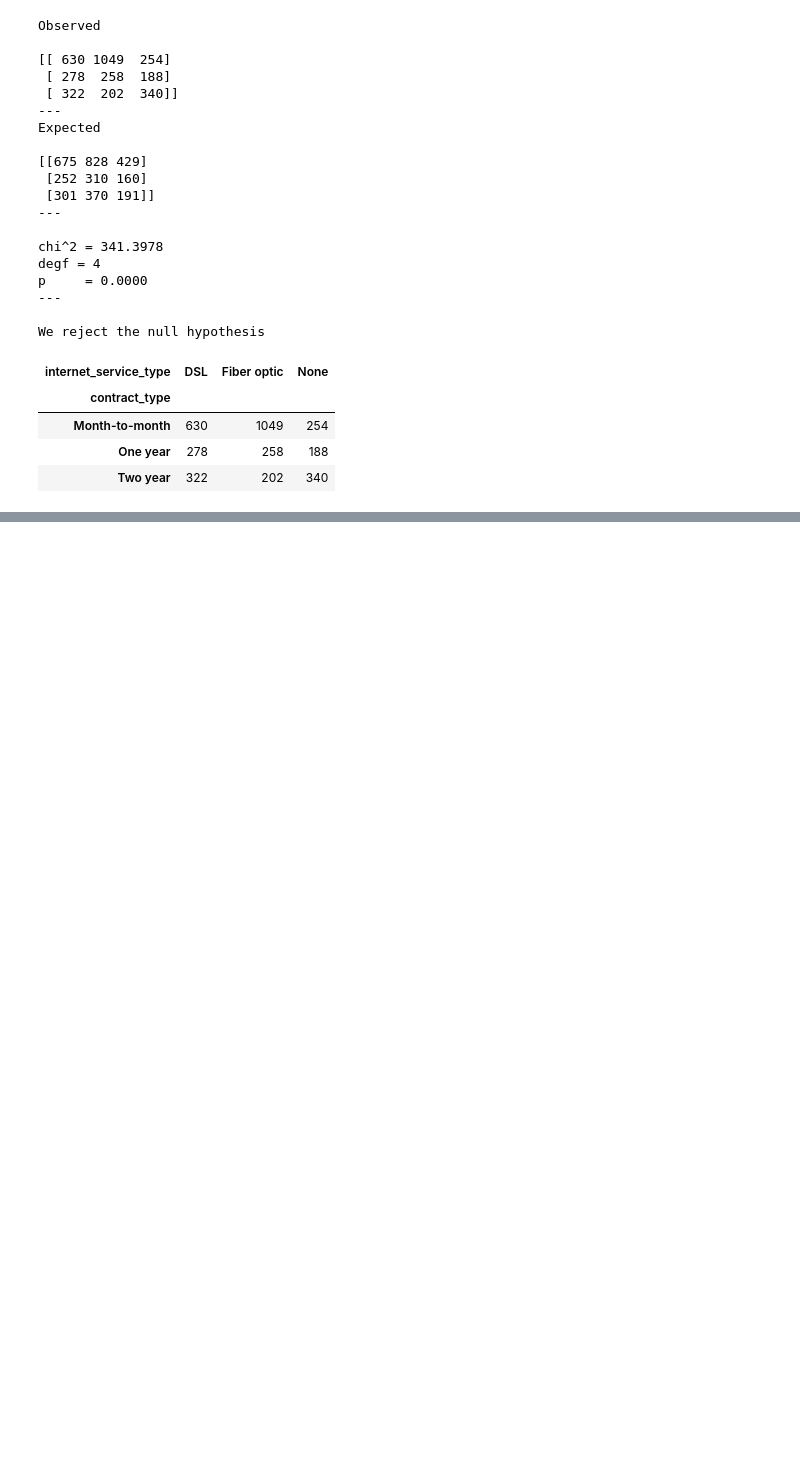
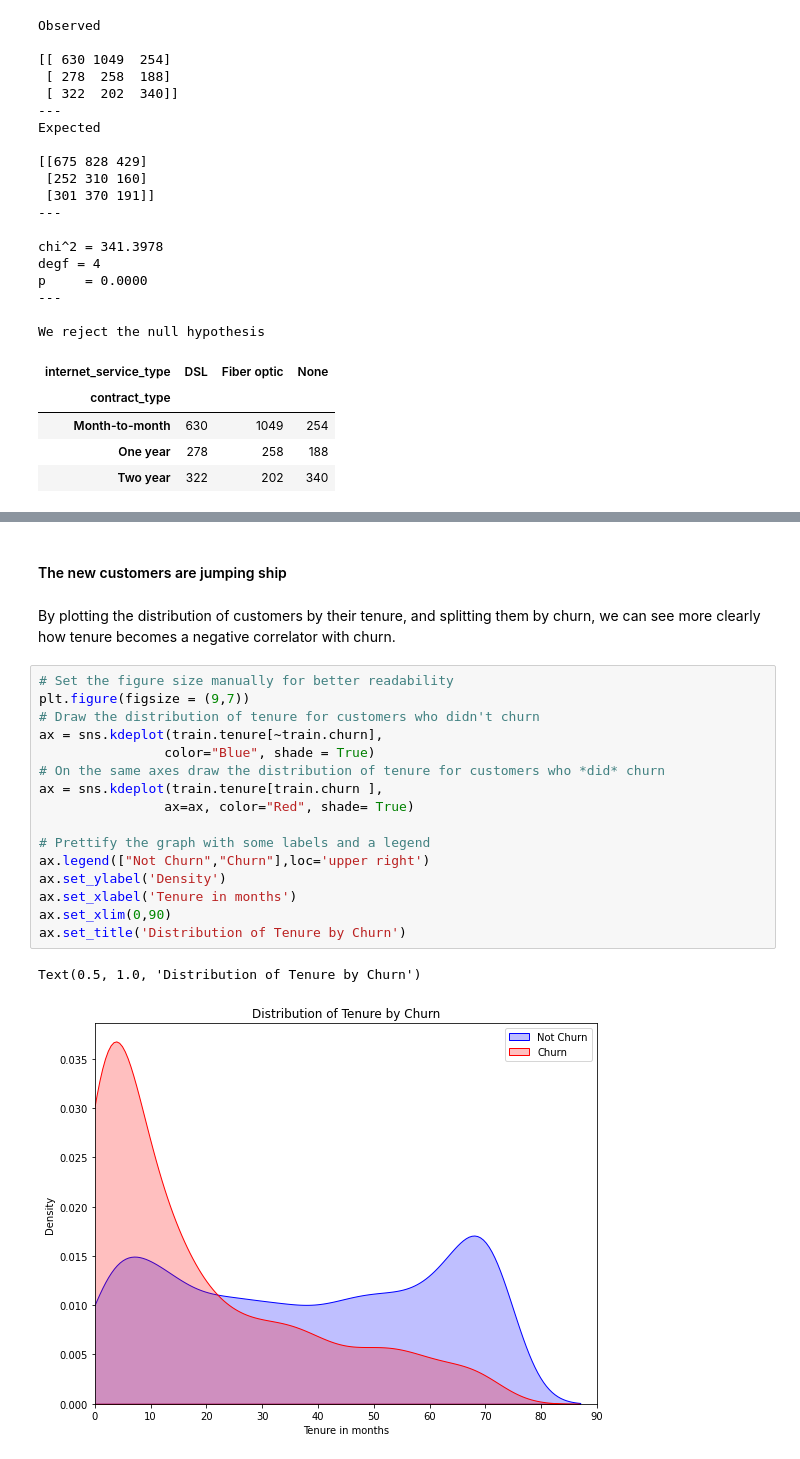
Before and after one commit to MrEnigmamgine/classification-project, a Jupyter notebook: Final_Report.ipynb, the cells around one changed output, grey strips where cells are left out. Drawn from its saved outputs; the diff is of its cells as text; blank space fills up the shorter version.

```diff
--- a/Final_Report.ipynb
+++ b/Final_Report.ipynb
@@ -196,0 +201,23 @@ Unfortunately, although the relationship between our two variables is interestin
+# %% [markdown]
+#### The new customers are jumping ship
+# %% [markdown]
+By plotting the distribution of customers by their tenure, and splitting them by churn, we can see more clearly how tenure becomes a negative correlator with churn.
+# %%
+# Set the figure size manually for better readability
+plt.figure(figsize = (9,7))
+# Draw the distribution of tenure for customers who didn't churn
+ax = sns.kdeplot(train.tenure[~train.churn],
+                color="Blue", shade = True)
+# On the same axes draw the distribution of tenure for customers who *did* churn
+ax = sns.kdeplot(train.tenure[train.churn ],
+                ax=ax, color="Red", shade= True)
+
+# Prettify the graph with some labels and a legend
+ax.legend(["Not Churn","Churn"],loc='upper right')
+ax.set_ylabel('Density')
+ax.set_xlabel('Tenure in months')
+ax.set_xlim(0,90)
+ax.set_title('Distribution of Tenure by Churn')
+# %% [output]
+Text(0.5, 1.0, 'Distribution of Tenure by Churn')
+[figure, added]
```
Also changed, not shown: parts of 14 cells of this notebook, 1 other file.
